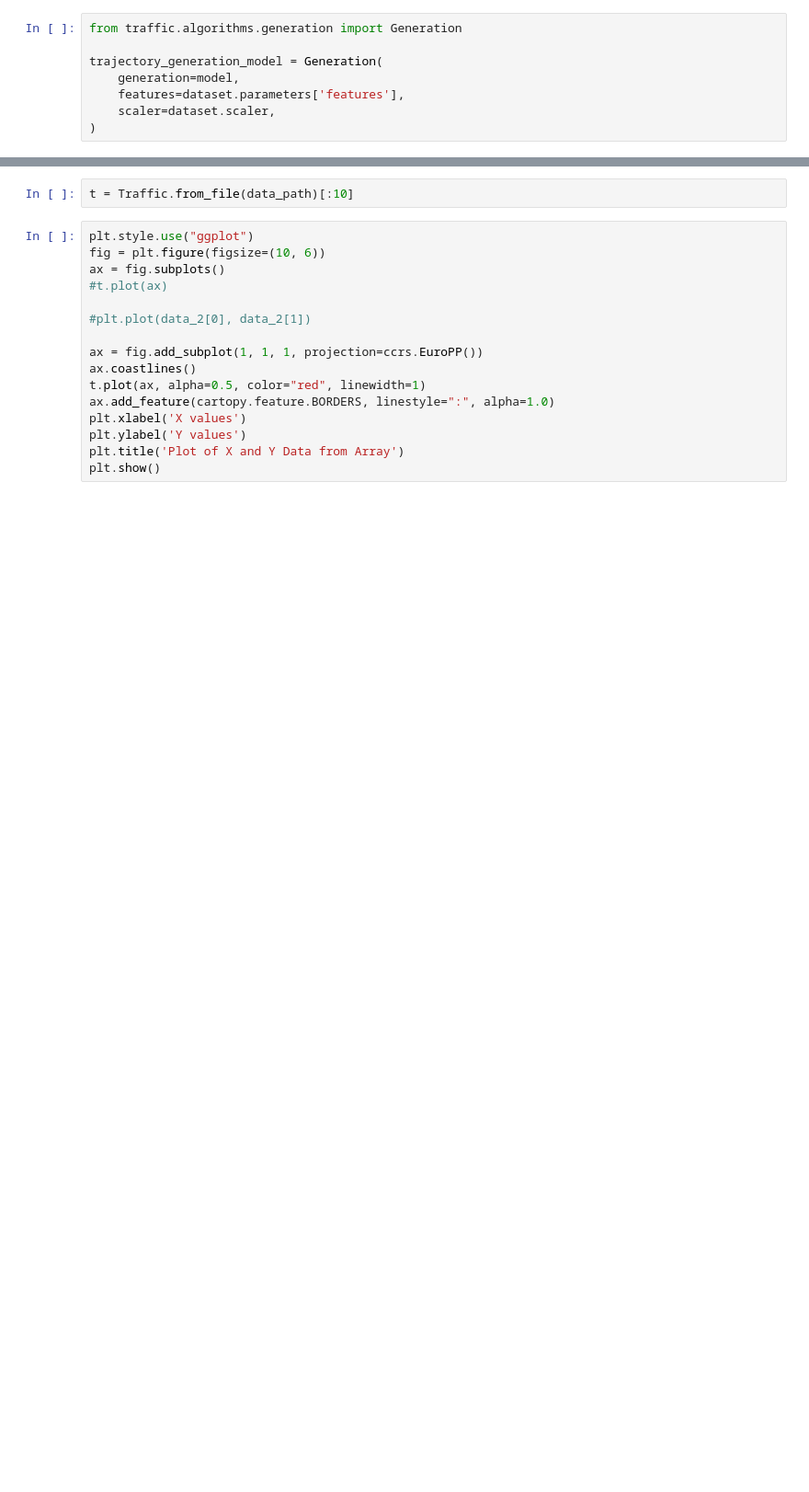
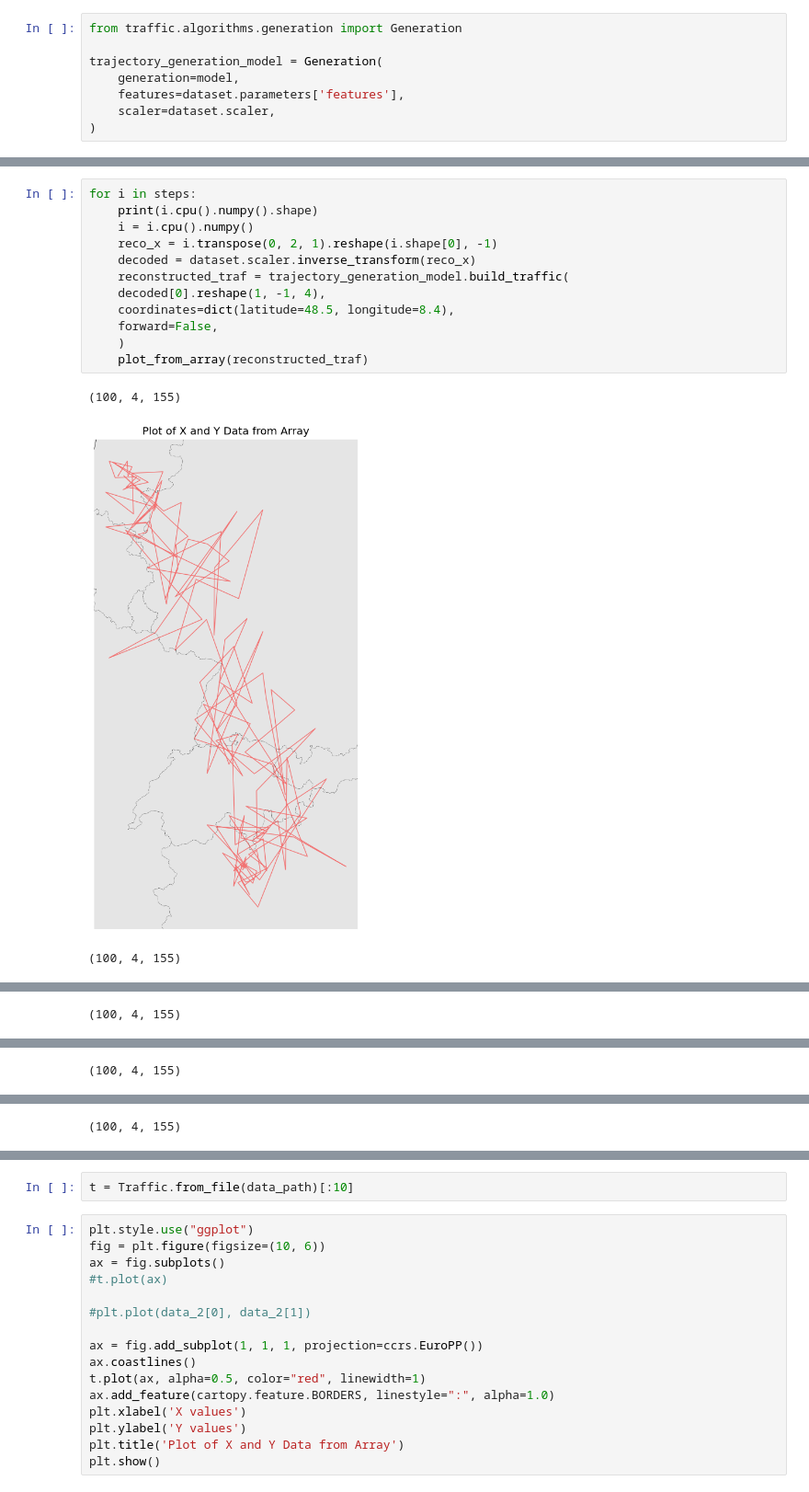
Before and after one commit to SynthAIr/DM_FM_Trajectories, a Jupyter notebook: src/generate_jupiter.ipynb, the cells around one changed output, grey strips where cells are left out. Shown at 92% size. Saved outputs shown, nothing was run; the diff lists cells and outputs as text; blank space fills up the shorter version.

```diff
--- a/src/generate_jupiter.ipynb
+++ b/src/generate_jupiter.ipynb
@@ -213,0 +209,16 @@ plot_from_array(reconstructed_traf)
+# %%
+for i in steps:
+    print(i.cpu().numpy().shape)
+    i = i.cpu().numpy()
+    reco_x = i.transpose(0, 2, 1).reshape(i.shape[0], -1)
+    decoded = dataset.scaler.inverse_transform(reco_x)
+    reconstructed_traf = trajectory_generation_model.build_traffic(
+    decoded[0].reshape(1, -1, 4),
+    coordinates=dict(latitude=48.5, longitude=8.4),
+    forward=False,
+    )
+    plot_from_array(reconstructed_traf)
+# %% [output]
+(100, 4, 155)
+[figure, added]
+(100, 4, 155)
@@ -213,0 +226 @@ plot_from_array(reconstructed_traf)
+(100, 4, 155)
@@ -213,0 +228 @@ plot_from_array(reconstructed_traf)
+(100, 4, 155)
@@ -213,0 +230 @@ plot_from_array(reconstructed_traf)
+(100, 4, 155)
```
Also changed, not shown: parts of 12 cells of this notebook, 3 other files.
